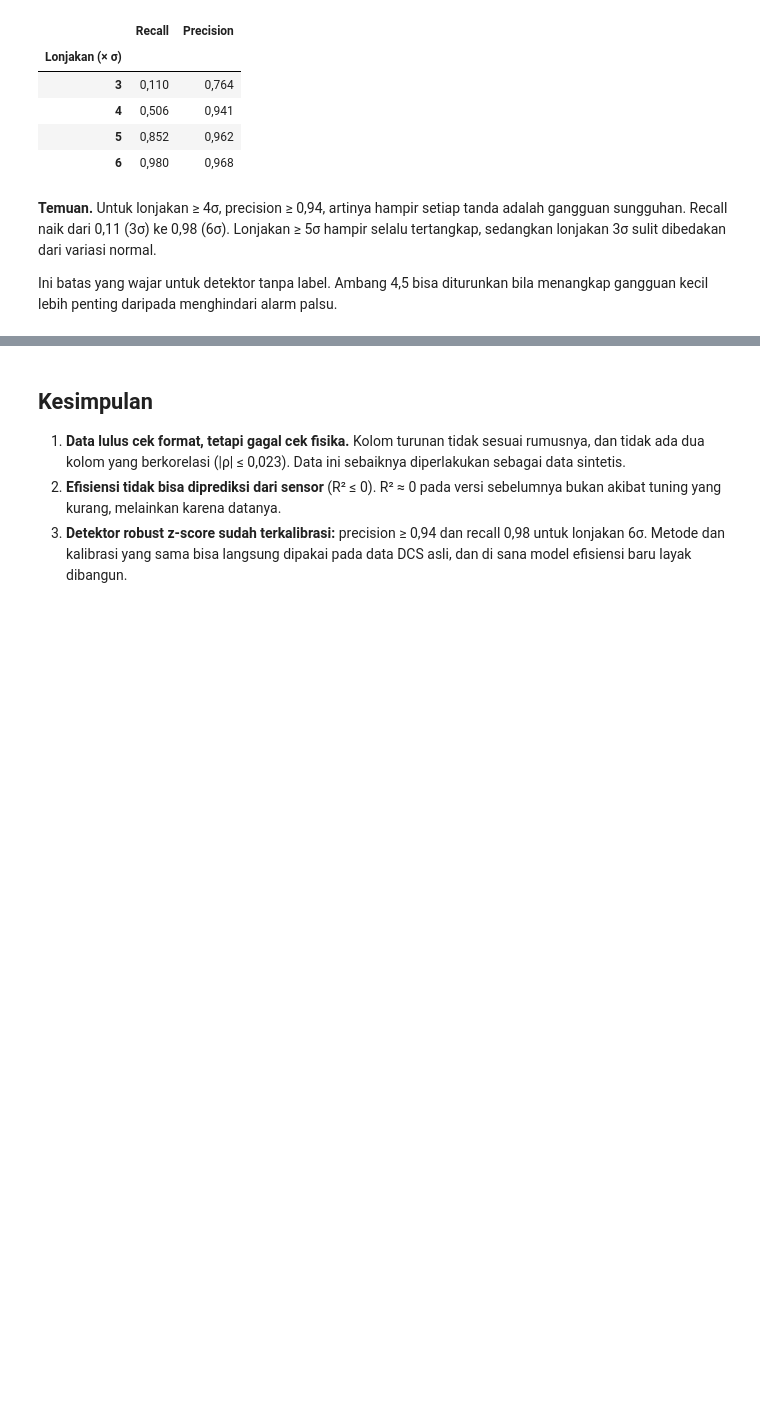
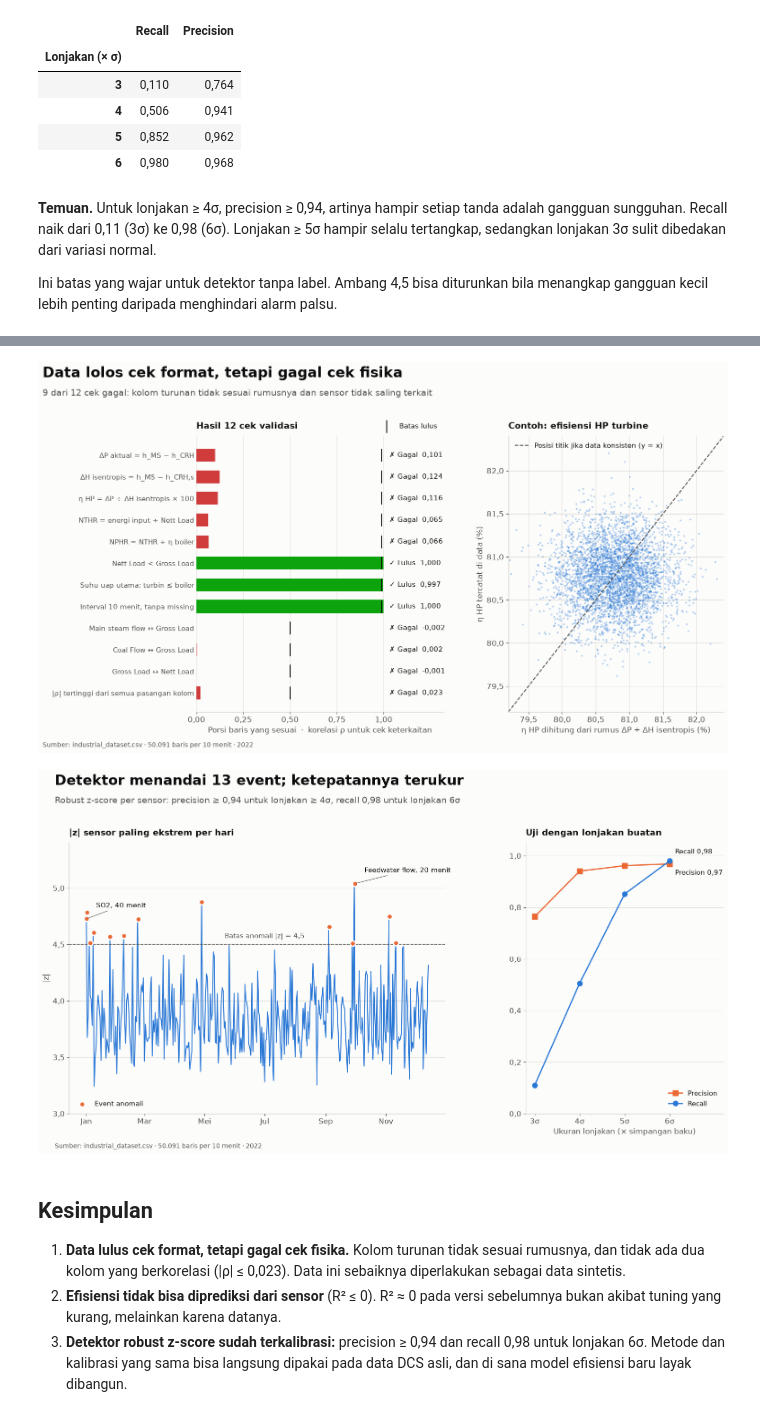
Before and after one commit to aldo02032004/power-plant-anomaly, a Jupyter notebook: power_plant_anomaly.ipynb, the cells around one changed output, grey strips where cells are left out. Cells and saved outputs as stored; diff of their text form; code cells hidden in the pictures; blank space fills up the shorter version.

Commit message:
Restyle result slides for readability

```diff
--- a/power_plant_anomaly.ipynb
+++ b/power_plant_anomaly.ipynb
@@ -239,3 +205,82 @@ fig.tight_layout(); fig.savefig('images/02_anomali.png', dpi=150); plt.show()
+# %%
+INK, INK2, GRID, AXIS, SURF = '#0b0b0b', '#52514e', '#e1e0d9', '#c3c2b7', '#fcfcfb'
+BIRU, ORANYE, LULUS, GAGAL = '#2a78d6', '#eb6834', '#0ca30c', '#d03b3b'
+plt.rcParams.update({'figure.facecolor': SURF, 'axes.facecolor': SURF, 'font.size': 12, 'text.color': INK,
+                     'axes.labelcolor': INK2, 'xtick.color': INK2, 'ytick.color': INK2, 'axes.edgecolor': AXIS,
+                     'axes.spines.top': False, 'axes.spines.right': False, 'axes.titlesize': 14,
+                     'axes.titleweight': 'bold', 'axes.titlelocation': 'left', 'axes.titlepad': 12})
+angka = lambda d: FuncFormatter(lambda v, _: fmt(v, d))
+BULAN = FuncFormatter(lambda v, _: 'Jan Feb Mar Apr Mei Jun Jul Agu Sep Okt Nov Des'.split()[mdates.num2date(v).month - 1])
+
+def slide(judul, sub, left=.06, **kw):
+    fig, axes = plt.subplots(1, 2, figsize=(16, 9), **kw)
+    fig.text(.04, .95, judul, fontsize=22, fontweight='bold', va='top')
+    fig.text(.04, .895, sub, fontsize=14, color=INK2, va='top')
+    fig.text(.04, .025, 'Sumber: industrial_dataset.csv · 50.091 baris per 10 menit · 2022', fontsize=10, color=INK2)
+    fig.subplots_adjust(left=left, right=.97, top=.78, bottom=.11, wspace=.28)
+    return fig, axes
+
+# Slide 1: scorecard validasi + bukti rumus
+fig, (ax1, ax2) = slide('Data lolos cek format, tetapi gagal cek fisika',
+    f'{(validasi.Status == "Gagal").sum()} dari {len(validasi)} cek gagal: kolom turunan tidak sesuai rumusnya dan sensor tidak saling terkait',
+    left=.25, gridspec_kw={'width_ratios': [1.15, 1]})
+v = validasi[::-1].reset_index(drop=True)
+warna = np.where(v.Status == 'Lulus', LULUS, GAGAL)
+ax1.barh(v.index, v.Nilai.clip(0, 1), height=.6, color=warna)
+ax1.scatter(v.Batas, v.index, marker='|', s=400, color=INK, zorder=3, label='Batas lulus')
+for i, r in v.iterrows():
+    ax1.text(1.03, i, f"{'✓' if r.Status == 'Lulus' else '✗'} {r.Status}  {fmt(r.Nilai, 3)}", va='center', fontsize=11)
+ax1.set_yticks(v.index, v.Cek, fontsize=11)
+ax1.tick_params(axis='y', length=0)
+ax1.set(xlim=(0, 1.32), xticks=[0, .25, .5, .75, 1], title='Hasil 12 cek validasi')
+ax1.set_xlabel('Porsi baris yang sesuai  ·  korelasi ρ untuk cek keterkaitan')
+ax1.xaxis.set_major_formatter(angka(2)); ax1.grid(axis='x', color=GRID, lw=.8); ax1.set_axisbelow(True)
+ax1.spines['left'].set_visible(False)
+ax1.legend(loc='lower right', bbox_to_anchor=(1, 1), frameon=False, fontsize=11)
+
+eta, eta_rumus = rumus['η HP = ΔP ÷ ΔH isentropis × 100']
+s = df.sample(4000, random_state=0).index
+ax2.scatter(eta_rumus[s], eta[s], s=8, alpha=.35, color=BIRU, linewidths=0)
+lim = [79.2, 82.4]
+ax2.plot(lim, lim, color=INK2, ls='--', lw=1.5, label='Posisi titik jika data konsisten (y = x)')
+ax2.legend(loc='upper left', frameon=False, fontsize=11)
+ax2.set(xlim=lim, ylim=lim, title='Contoh: efisiensi HP turbine',
+        xlabel='η HP dihitung dari rumus ΔP ÷ ΔH isentropis (%)', ylabel='η HP tercatat di data (%)')
+ax2.xaxis.set_major_formatter(angka(1)); ax2.yaxis.set_major_formatter(angka(1))
+ax2.grid(color=GRID, lw=.8); ax2.set_axisbelow(True)
+fig.savefig('images/01_validasi.png', dpi=150); plt.show()
+
+# Slide 2: skor anomali harian + kalibrasi
+fig, (ax1, ax2) = slide('Detektor menandai 13 event; ketepatannya terukur',
+    f'Robust z-score per sensor: precision ≥ {fmt(kalibrasi.loc[4:, "Precision"].min(), 2)} untuk lonjakan ≥ 4σ, '
+    f'recall {fmt(kalibrasi.loc[6, "Recall"], 2)} untuk lonjakan 6σ',
+    gridspec_kw={'width_ratios': [1.9, 1]})
+harian = pd.Series(np.abs(z_maks), index=df['Timestamp']).resample('D').max()
+ax1.plot(harian.index, harian, color=BIRU, lw=1.5)
+ax1.axhline(BATAS_Z, color=INK2, ls='--', lw=1.2)
+ax1.text(pd.Timestamp('2022-07-01'), BATAS_Z + .04, f'Batas anomali |z| = {fmt(BATAS_Z, 1)}', ha='center', va='bottom', fontsize=11, color=INK2)
+ax1.scatter(event.Mulai, event.z_ekstrem.abs(), s=70, color=ORANYE, edgecolor=SURF, linewidth=2, zorder=3, label='Event anomali')
+for _, e in event.nlargest(2, 'Durasi_menit').iterrows():
+    ax1.annotate(f"{e.Sensor.split(' (')[0]}, {e.Durasi_menit} menit", xy=(e.Mulai, abs(e.z_ekstrem)),
+                 xytext=(15, 18), textcoords='offset points', fontsize=11, color=INK,
+                 arrowprops=dict(arrowstyle='-', color=INK2, lw=.8))
+ax1.set(ylim=(3, 5.4), title='|z| sensor paling ekstrem per hari', ylabel='|z|')
+ax1.xaxis.set_major_formatter(BULAN); ax1.yaxis.set_major_formatter(angka(1))
+ax1.grid(axis='y', color=GRID, lw=.8); ax1.set_axisbelow(True)
+ax1.legend(loc='lower left', frameon=False, fontsize=11)
+
+for kol, warna_garis, mk, dy in [('Precision', ORANYE, 's', -.035), ('Recall', BIRU, 'o', .035)]:
+    ax2.plot(K, kalibrasi[kol], color=warna_garis, lw=2, marker=mk, ms=8, label=kol)
+    ax2.text(K[-1] + .12, kalibrasi[kol].iloc[-1] + dy, f'{kol} {fmt(kalibrasi[kol].iloc[-1], 2)}', va='center', fontsize=11)
+ax2.set(xlim=(2.8, 7.2), ylim=(0, 1.05), xticks=K, title='Uji dengan lonjakan buatan',
+        xlabel='Ukuran lonjakan (× simpangan baku)')
+ax2.xaxis.set_major_formatter(FuncFormatter(lambda v, _: f'{v:.0f}σ'))
+ax2.yaxis.set_major_formatter(angka(1)); ax2.grid(axis='y', color=GRID, lw=.8); ax2.set_axisbelow(True)
+ax2.legend(loc='lower right', frameon=False, fontsize=11)
+fig.savefig('images/02_anomali.png', dpi=150); plt.show()
+# %% [output]
+[figure, added]
+[figure, added]
 # %% [markdown]
 ## Kesimpulan
 
```
Also changed, not shown: parts of 2 cells of this notebook, 2 other files.
